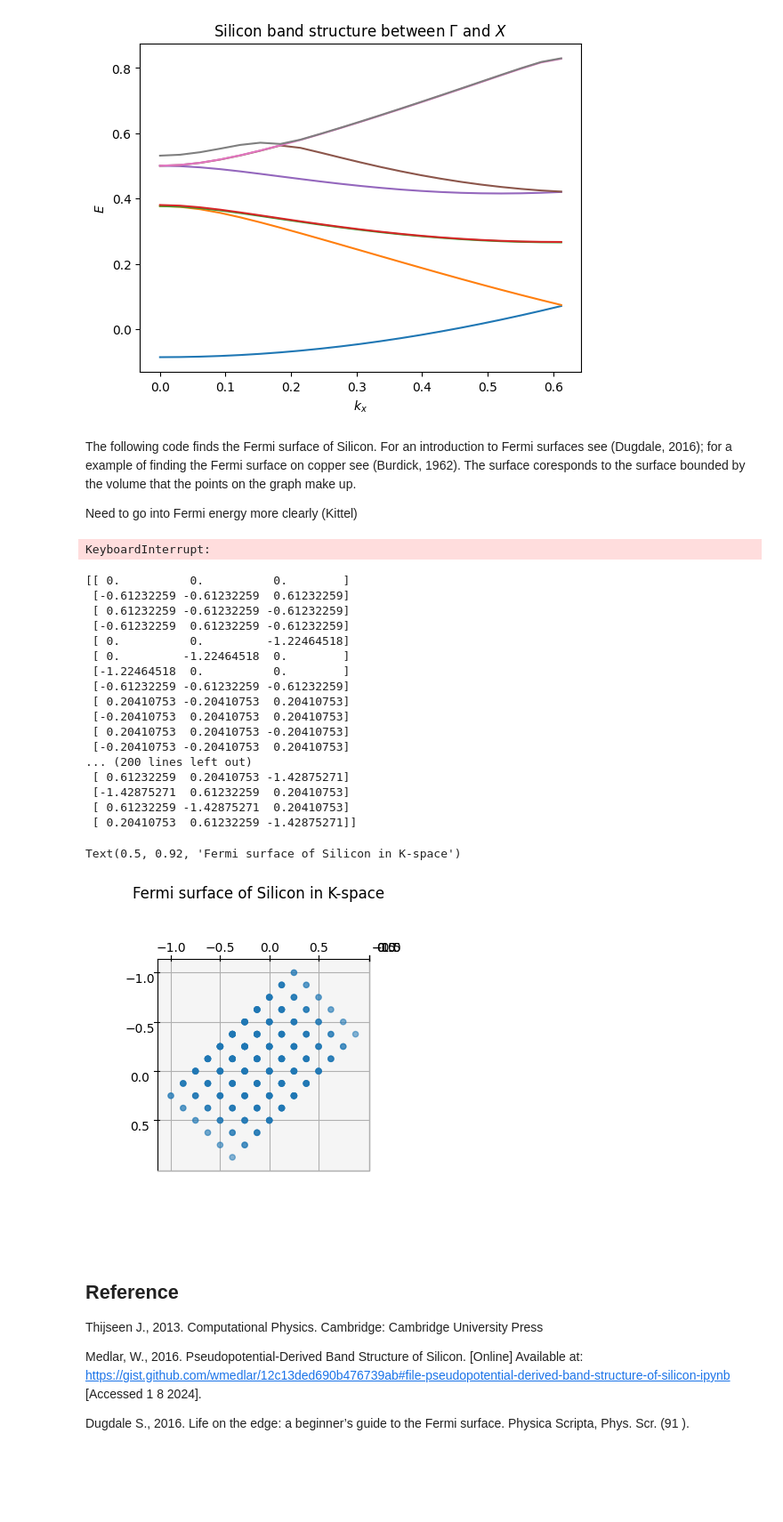
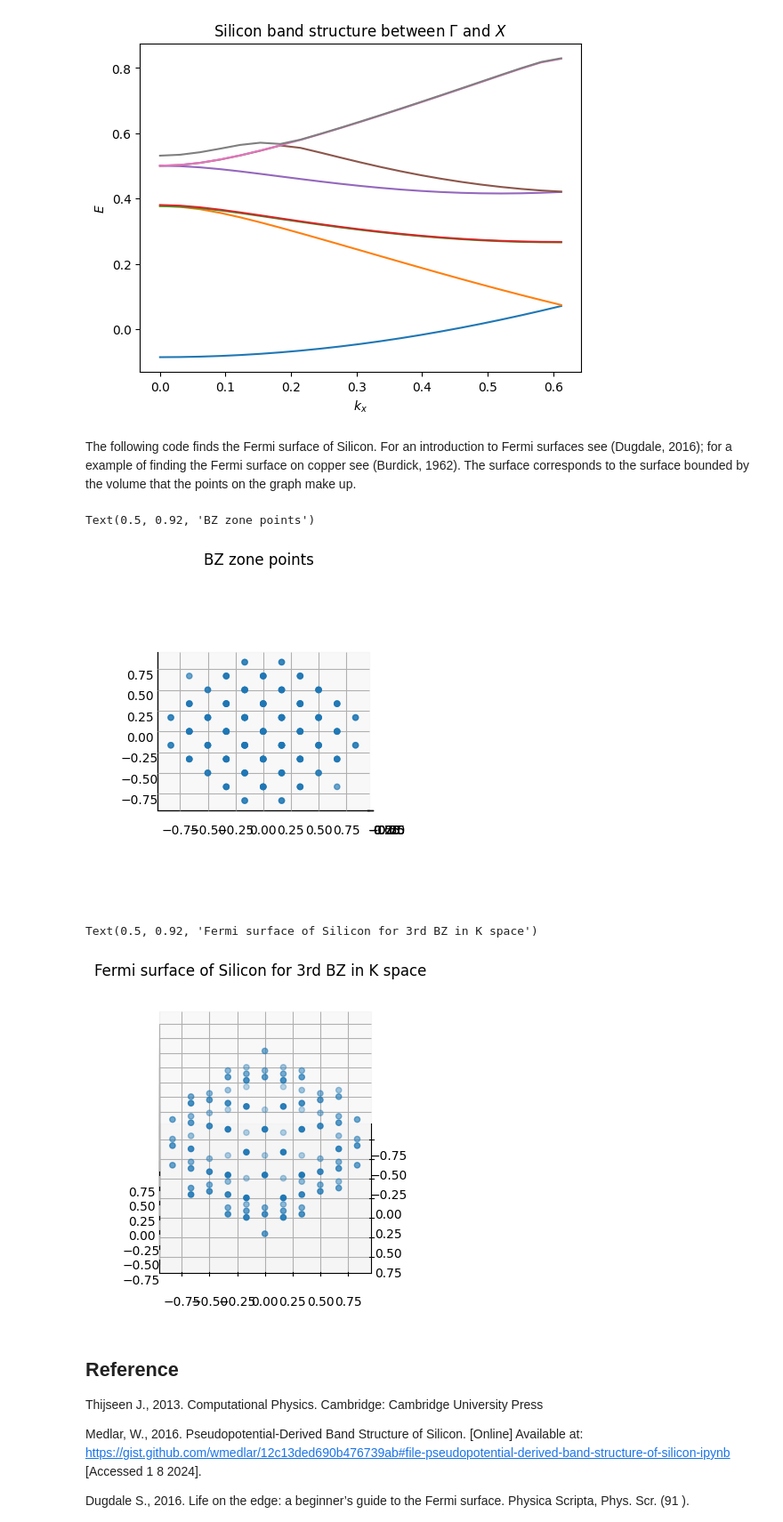
Before and after one commit to Williame33445/physics-projects, a Jupyter notebook: periodic-solids/pseudopotential-methods-for-silicon.ipynb, the cells around one changed output. Shown: that part at 89% size. Saved outputs shown, nothing was run; the diff lists cells and outputs as text; code cells hidden in the pictures; blank space fills up the shorter version.

Commit message:
finished work on silicon

```diff
--- a/periodic-solids/pseudopotential-methods-for-silicon.ipynb
+++ b/periodic-solids/pseudopotential-methods-for-silicon.ipynb
@@ -98,7 +98,7 @@ for j,k in enumerate(ks):
         Es[i,j] = energyArr[i]
 # %%
 #find x components and scale appropriately
-kx = list(map(lambda k: k[0],2*np.pi*np.array(ks)/a))
+kx = [k[0] for k in 2*np.pi*np.array(ks)/a]
 
 #graph energy levels
 for i in range(8):
@@ -111,6 +111,4 @@ plt.ylabel(r"$E$")
 Text(0, 0.5, '$E$')
 [figure]
 # %% [markdown]
-The following code finds the Fermi surface of Silicon. For an introduction to Fermi surfaces see (Dugdale, 2016); for a example of finding the Fermi surface on copper see (Burdick, 1962). The surface coresponds to the surface bounded by the volume that the points on the graph make up.
-
-Need to go into Fermi energy more clearly (Kittel)
+The following code finds the Fermi surface of Silicon. For an introduction to Fermi surfaces see (Dugdale, 2016); for a example of finding the Fermi surface on copper see (Burdick, 1962). The surface corresponds to the surface bounded by the volume that the points on the graph make up.
@@ -117,55 +133,41 @@ Need to go into Fermi energy more clearly (Kittel)
+# %%
+#graph BZ zone
+bzPointsArray = np.array(bzPoints)
+ax = plt.axes(projection='3d')
+ax.set_proj_type('ortho')
+ax.scatter(bzPointsArray[:,0], bzPointsArray[:,1], bzPointsArray[:,2])
+ax.view_init(0, 0)
+ax.set_title("BZ zone points")
+# %% [output]
+Text(0.5, 0.92, 'BZ zone points')
+[figure, added]
 # %%
-#N value for periodic boundary conditions
-N = 6
-halfN = 3
-
-#use reduced scheme its better for visualisation
-
 #find energy levels for allowed K points
-KEAllowed = [[] for i in range(8)]
-for l,m,n in itertools.product(range(-halfN,halfN), repeat=3):
-    K = basisMatrix@np.array([l,m,n])/halfN
-    Es = getE(K)
+KEAllowed = []
+for K in bzPoints:
     for i,Ei in enumerate(getE(K)):
-        KEAllowed[i].append(list(K)+[Ei])
+        KEAllowed.append((K,Ei,i))
-# %% [output]
-KeyboardInterrupt:
 # %%
-
 #sort the K's by energy
-KEAllowed[0] = sorted(KEAllowed[0],key=lambda l: l[3])
+KEAllowed = sorted(KEAllowed,key=lambda l: l[1])
 
 #find K's occupied at 0 temp; Silicon has 4 valence electrons meaning the smallest 2*N^3 K states are filled
-KAllowed = list(map(lambda KE: KE[:3],KEAllowed[0]))
-KOccupied = KAllowed[:2*N**3]
+KAllowed = KEAllowed[:2*N**3]
+
+#find bz zones
+bZ1 = np.array([K[0] for K in KAllowed if K[2] == 0])
+bZ2 = np.array([K[0] for K in KAllowed if K[2] == 1])
+bZ3 = np.array([K[0] for K in KAllowed if K[2] == 2])
 # %%
 #graph results
-KOccupied = 2*np.pi*np.array(KOccupied)/a
 ax = plt.axes(projection='3d')
 ax.set_proj_type('ortho')
-ax.scatter(KOccupied[:,0], KOccupied[:,1], KOccupied[:,2])
-ax.view_init(90, 0)
-ax.set_title("Fermi surface of Silicon in K-space")
+ax.scatter(bZ3[:,0], bZ3[:,1], bZ3[:,2])
+ax.view_init(45, 0)
+ax.set_title("Fermi surface of Silicon for 3rd BZ in K space")
 # %% [output]
-[[ 0.          0.          0.        ]
- [-0.61232259 -0.61232259  0.61232259]
- [ 0.61232259 -0.61232259 -0.61232259]
- [-0.61232259  0.61232259 -0.61232259]
- [ 0.          0.         -1.22464518]
- [ 0.         -1.22464518  0.        ]
- [-1.22464518  0.          0.        ]
- [-0.61232259 -0.61232259 -0.61232259]
- [ 0.20410753 -0.20410753  0.20410753]
- [-0.20410753  0.20410753  0.20410753]
- [ 0.20410753  0.20410753 -0.20410753]
- [-0.20410753 -0.20410753  0.20410753]
-... (200 lines left out)
- [ 0.61232259  0.20410753 -1.42875271]
- [-1.42875271  0.61232259  0.20410753]
- [ 0.61232259 -1.42875271  0.20410753]
- [ 0.20410753  0.61232259 -1.42875271]]
+Text(0.5, 0.92, 'Fermi surface of Silicon for 3rd BZ in K space')
-Text(0.5, 0.92, 'Fermi surface of Silicon in K-space')
-[figure, old version]
+[figure, new version]
 # %% [markdown]
 ## Reference
 
```
Also changed, not shown: parts of 3 cells of this notebook.
